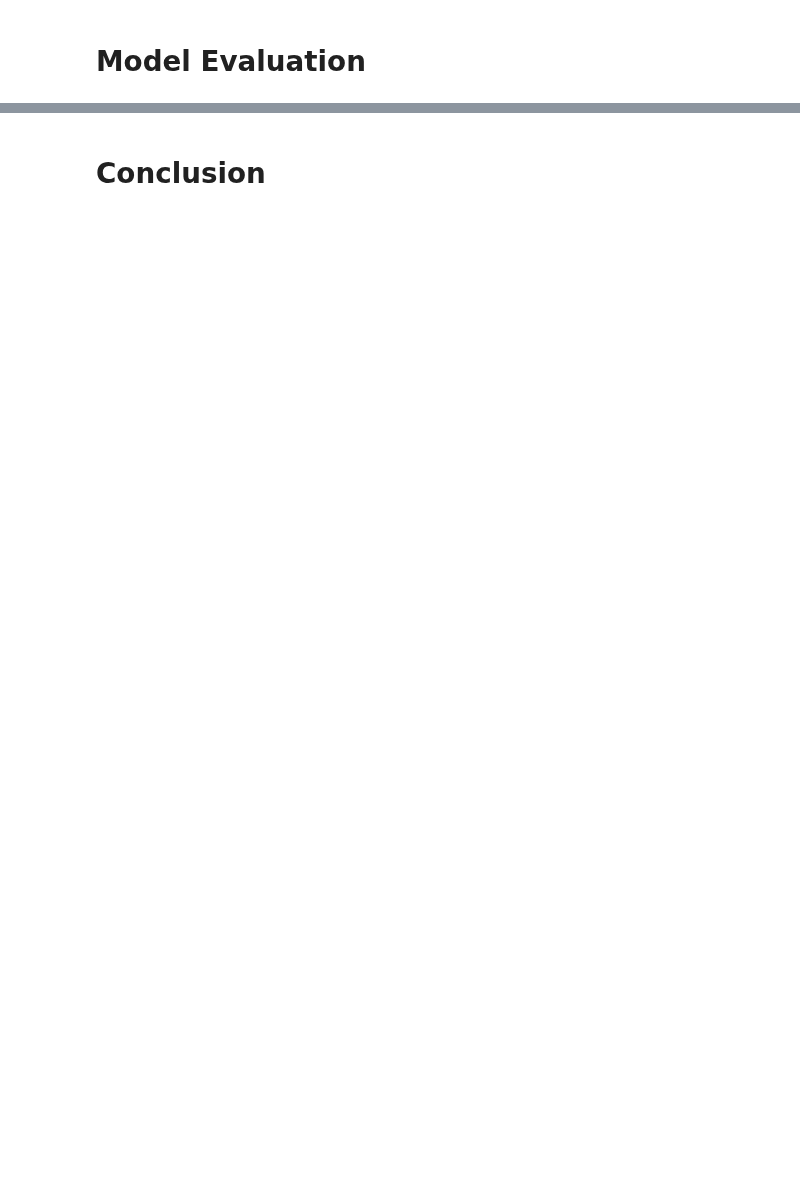
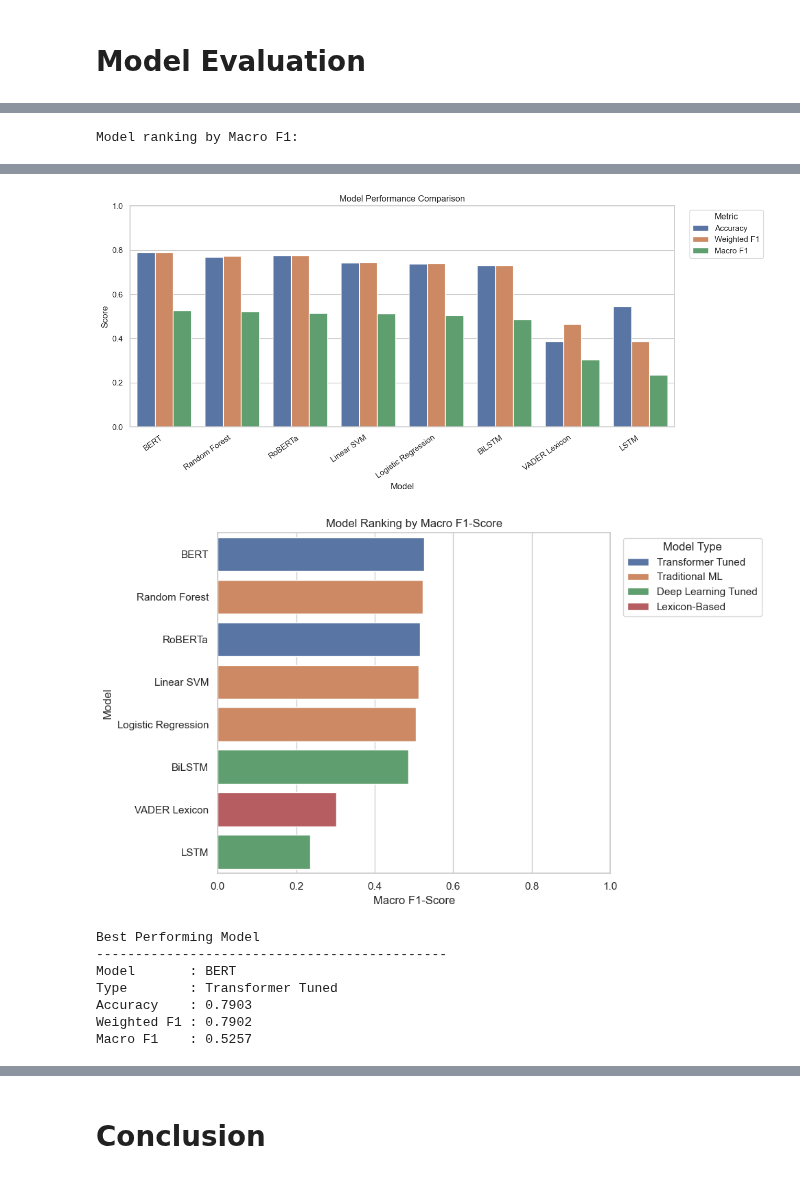
Before and after one commit to hafyze/scm, a Jupyter notebook: Assignment.ipynb, the cells around one changed output, grey strips where cells are left out. Drawn from its saved outputs; the diff is of its cells as text; code cells hidden in the pictures; blank space fills up the shorter version.

```diff
--- a/Assignment.ipynb
+++ b/Assignment.ipynb
@@ -1780,0 +2604,56 @@ if TRANSFORMERS_AVAILABLE:
+# %%
+# =========================
+# Model Comparison
+# =========================
+
+if 'evaluation_df' not in globals() or evaluation_df.empty:
+    print('No evaluation results available yet. Run the model evaluation cell first.')
+else:
+    comparison_df = evaluation_df.copy()
+
+    metric_cols = ['Accuracy', 'Weighted Precision', 'Weighted Recall', 'Weighted F1', 'Macro F1']
+    display_cols = ['Model', 'Type'] + metric_cols
+
+    print('Model ranking by Macro F1:')
+    display(comparison_df[display_cols].style.format({col: '{:.4f}' for col in metric_cols}))
+
+    comparison_long = comparison_df.melt(
+        id_vars=['Model', 'Type'],
+        value_vars=['Accuracy', 'Weighted F1', 'Macro F1'],
+        var_name='Metric',
+        value_name='Score'
+    )
+
+    plt.figure(figsize=(13, 6))
+    sns.barplot(data=comparison_long, x='Model', y='Score', hue='Metric')
+    plt.title('Model Performance Comparison')
+    plt.xlabel('Model')
+    plt.ylabel('Score')
+    plt.ylim(0, 1)
+    plt.xticks(rotation=35, ha='right')
+    plt.legend(title='Metric', bbox_to_anchor=(1.02, 1), loc='upper left')
+    plt.tight_layout()
+    plt.show()
+
+    plt.figure(figsize=(10, 6))
+    sns.barplot(data=comparison_df, y='Model', x='Macro F1', hue='Type', dodge=False)
+    plt.title('Model Ranking by Macro F1-Score')
+    plt.xlabel('Macro F1-Score')
+    plt.ylabel('Model')
+    plt.xlim(0, 1)
+    plt.legend(title='Model Type', bbox_to_anchor=(1.02, 1), loc='upper left')
+    plt.tight_layout()
+    plt.show()
+
+    best_model_row = comparison_df.iloc[0]
+    best_model_name = best_model_row['Model']
+
+    print('Best Performing Model')
+    print('-' * 45)
+    print(f"Model       : {best_model_row['Model']}")
+    print(f"Type        : {best_model_row['Type']}")
+    print(f"Accuracy    : {best_model_row['Accuracy']:.4f}")
+    print(f"Weighted F1 : {best_model_row['Weighted F1']:.4f}")
+    print(f"Macro F1    : {best_model_row['Macro F1']:.4f}")
+# %% [output]
+Model ranking by Macro F1:
@@ -1780,0 +2669,9 @@ if TRANSFORMERS_AVAILABLE:
+[figure, added]
+[figure, added]
+Best Performing Model
+---------------------------------------------
+Model       : BERT
+Type        : Transformer Tuned
+Accuracy    : 0.7903
+Weighted F1 : 0.7902
+Macro F1    : 0.5257
```
Also changed, not shown: parts of 48 cells of this notebook, 1 other file.
